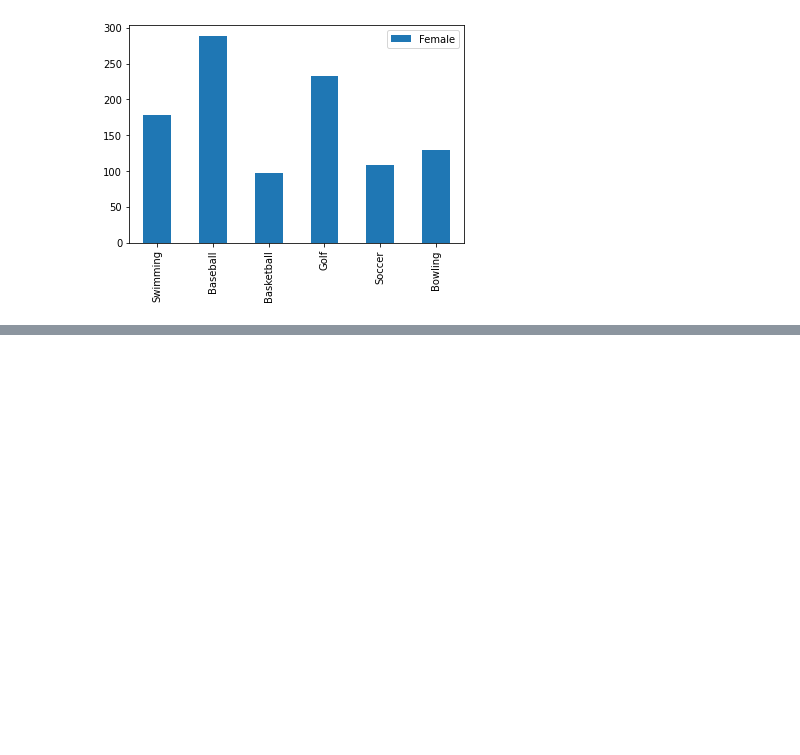
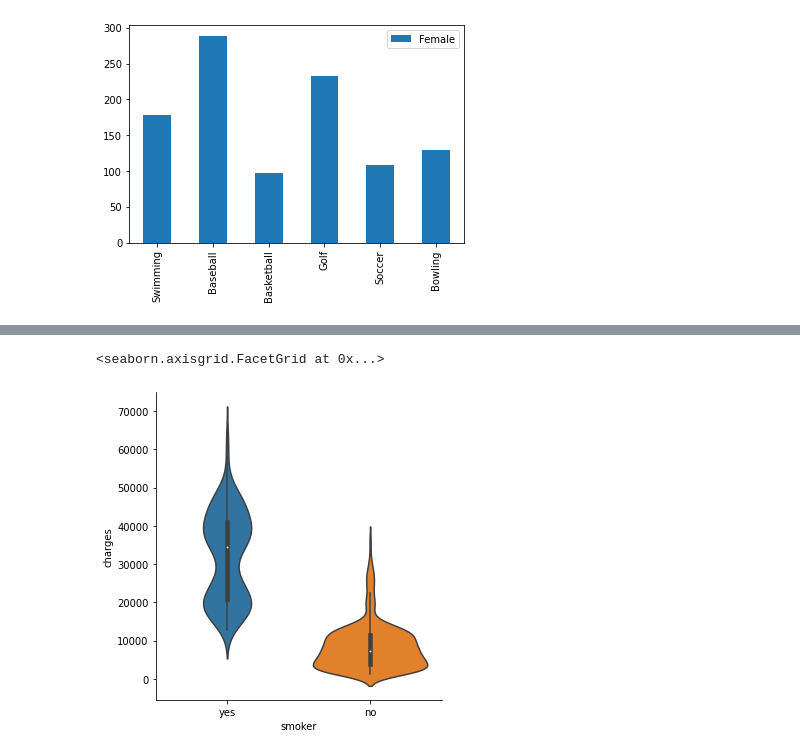
Before and after one commit to seongjinp/pandas-, a Jupyter notebook: code_it.ipynb, the cells around one changed output, grey strips where cells are left out. Saved outputs shown, nothing was run; the diff lists cells and outputs as text; code cells hidden in the pictures; blank space fills up the shorter version.

```diff
--- a/code_it.ipynb
+++ b/code_it.ipynb
@@ -103,0 +153,13 @@ df['Female'].plot(kind='bar')
+# %%
+%matplotlib inline
+import pandas as pd
+import seaborn as sns
+
+df = pd.read_csv('insurance.csv')
+
+# 코드를 작성하세요.
+
+sns.catplot(data=df, x='smoker', y='charges', kind='violin')
+# %% [output]
+<seaborn.axisgrid.FacetGrid at 0x...>
+[figure, added]
```
Also changed, not shown: parts of 60 cells of this notebook, 42 other files.
